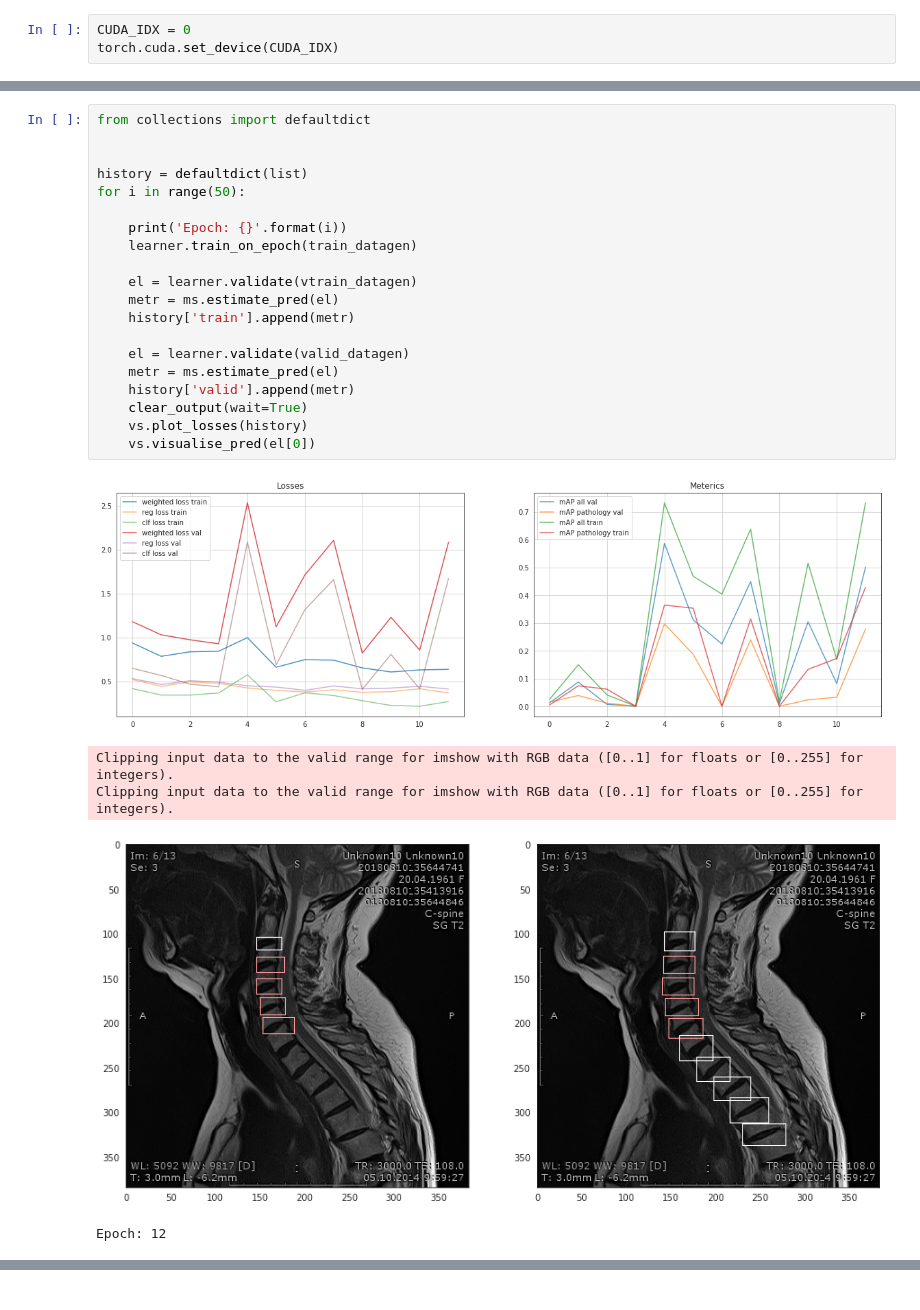
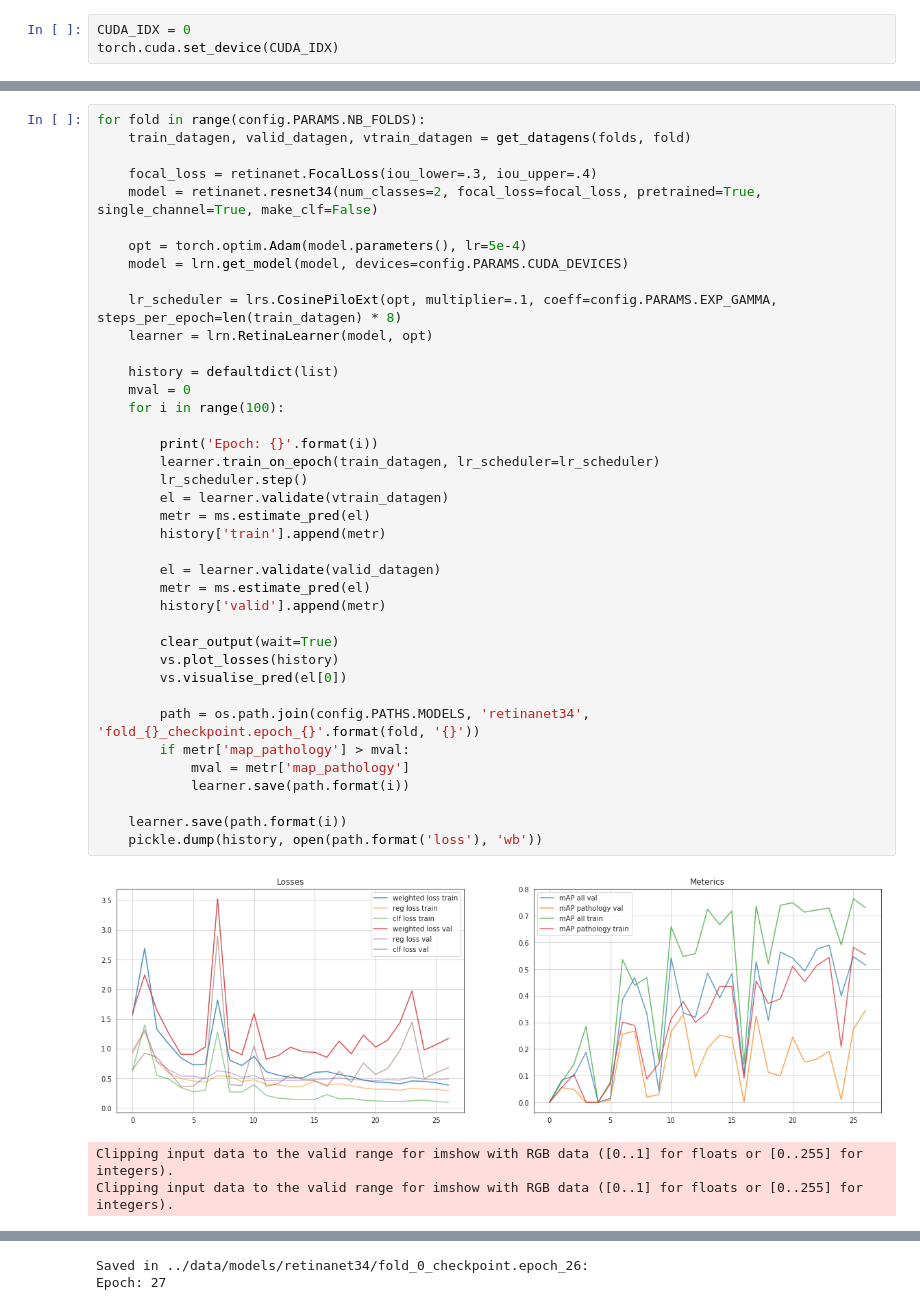
Before and after one commit to vessemer/CareMentorAI, a Jupyter notebook: IPython/RerinaNet.ipynb, the cells around one changed output, grey strips where cells are left out. Saved outputs shown, nothing was run; the diff lists cells and outputs as text.

```diff
--- a/IPython/RerinaNet.ipynb
+++ b/IPython/RerinaNet.ipynb
@@ -75,26 +70,43 @@ Summed over: weight
-# %%
-from collections import defaultdict
-
-
-history = defaultdict(list)
-for i in range(50):
-
-    print('Epoch: {}'.format(i))
-    learner.train_on_epoch(train_datagen)
-
-    el = learner.validate(vtrain_datagen)
-    metr = ms.estimate_pred(el)
-    history['train'].append(metr)
-
-    el = learner.validate(valid_datagen)
-    metr = ms.estimate_pred(el)
-    history['valid'].append(metr)
-    clear_output(wait=True)
-    vs.plot_losses(history)
-    vs.visualise_pred(el[0])
-# %% [output]
-[figure, removed]
-Clipping input data to the valid range for imshow with RGB data ([0..1] for floats or [0..255] for integers).
-Clipping input data to the valid range for imshow with RGB data ([0..1] for floats or [0..255] for integers).
-[figure, removed]
-Epoch: 12
+# %%
+for fold in range(config.PARAMS.NB_FOLDS):
+    train_datagen, valid_datagen, vtrain_datagen = get_datagens(folds, fold)
+
+    focal_loss = retinanet.FocalLoss(iou_lower=.3, iou_upper=.4)
+    model = retinanet.resnet34(num_classes=2, focal_loss=focal_loss, pretrained=True, single_channel=True, make_clf=False)
+
+    opt = torch.optim.Adam(model.parameters(), lr=5e-4)
+    model = lrn.get_model(model, devices=config.PARAMS.CUDA_DEVICES)
+
+    lr_scheduler = lrs.CosinePiloExt(opt, multiplier=.1, coeff=config.PARAMS.EXP_GAMMA, steps_per_epoch=len(train_datagen) * 8)
+    learner = lrn.RetinaLearner(model, opt)
+
+    history = defaultdict(list)
+    mval = 0
+    for i in range(100):
+
+        print('Epoch: {}'.format(i))
+        learner.train_on_epoch(train_datagen, lr_scheduler=lr_scheduler)
+        lr_scheduler.step()
+        el = learner.validate(vtrain_datagen)
+        metr = ms.estimate_pred(el)
+        history['train'].append(metr)
+
+        el = learner.validate(valid_datagen)
+        metr = ms.estimate_pred(el)
+        history['valid'].append(metr)
+
+        clear_output(wait=True)
+        vs.plot_losses(history)
+        vs.visualise_pred(el[0])
+
+        path = os.path.join(config.PATHS.MODELS, 'retinanet34', 'fold_{}_checkpoint.epoch_{}'.format(fold, '{}'))
+        if metr['map_pathology'] > mval:
+            mval = metr['map_pathology']
+            learner.save(path.format(i))
+
+    learner.save(path.format(i))
+    pickle.dump(history, open(path.format('loss'), 'wb'))
+# %% [output]
+[figure, added]
+Clipping input data to the valid range for imshow with RGB data ([0..1] for floats or [0..255] for integers).
+Clipping input data to the valid range for imshow with RGB data ([0..1] for floats or [0..255] for integers).
@@ -100,0 +114,2 @@ Epoch: 12
+Saved in ../data/models/retinanet34/fold_0_checkpoint.epoch_26:
+Epoch: 27
```
Also changed, not shown: parts of 10 cells of this notebook, 1 other file.
